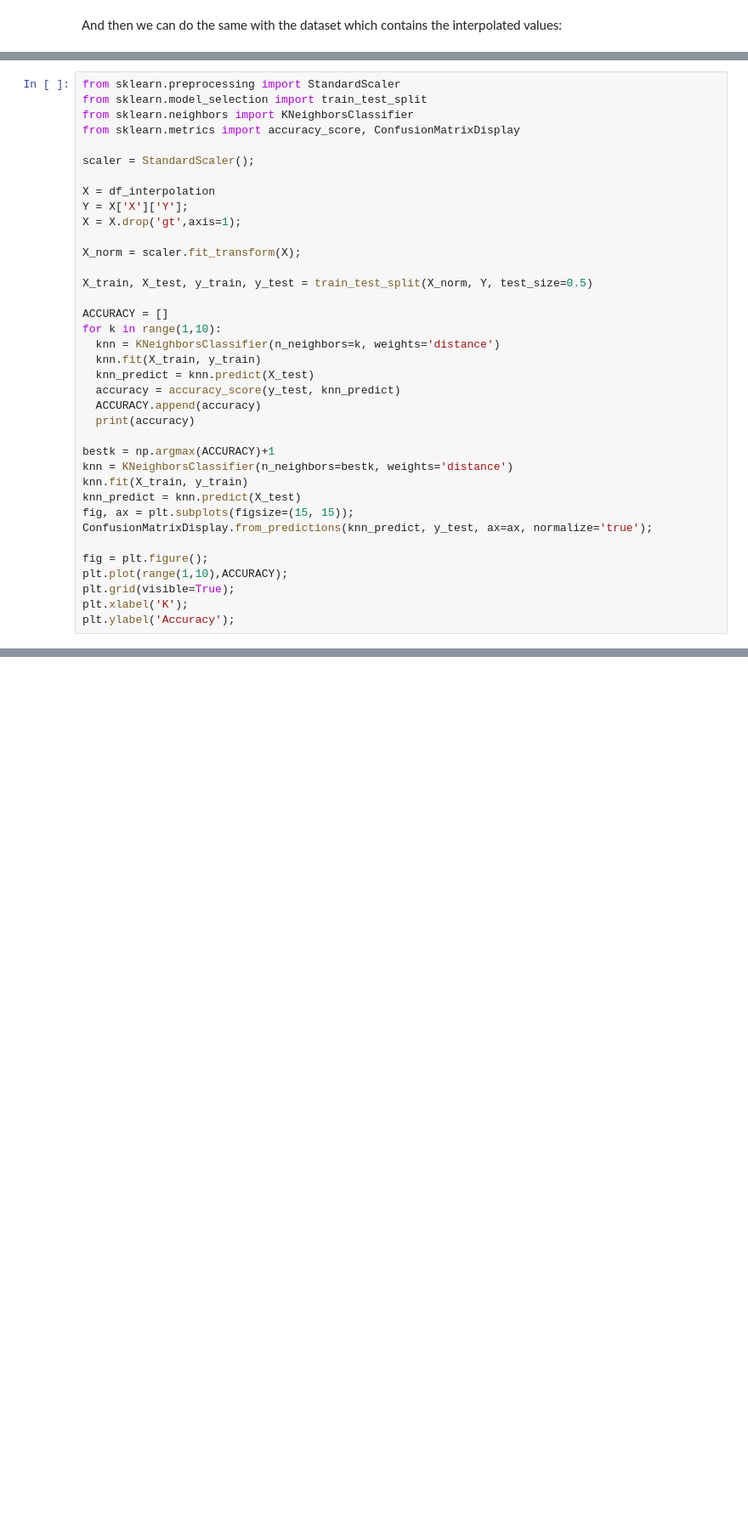
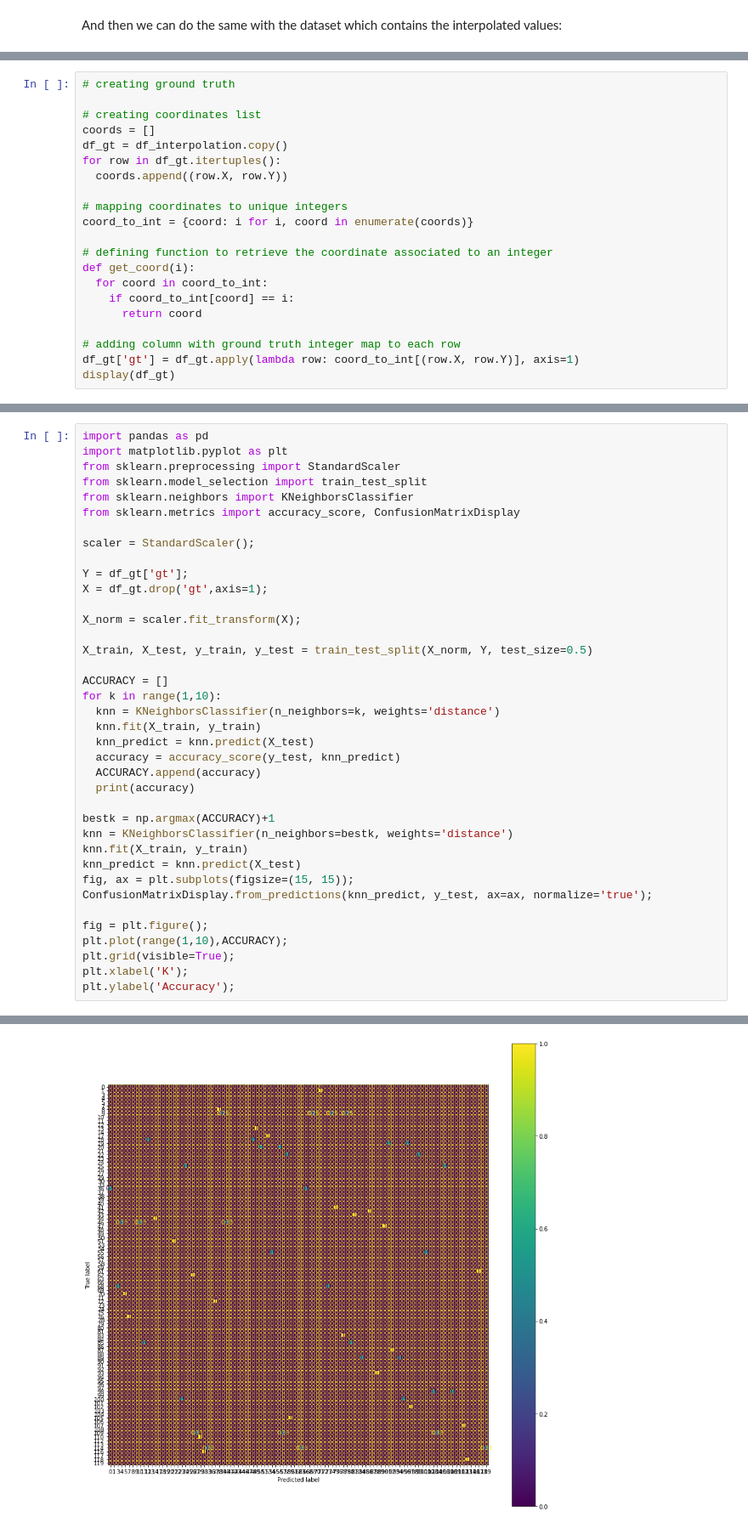
Before and after one commit to francesco-plt/finding-dory, a Jupyter notebook: localization.ipynb, the cells around one changed output, grey strips where cells are left out. Shown: that part at 85% size. Saved outputs shown, nothing was run; the diff lists cells and outputs as text; blank space fills up the shorter version.

```diff
--- a/localization.ipynb
+++ b/localization.ipynb
@@ -208 +227,22 @@ display(df_interpolation.nsmallest(20, 'Euclidean Distance Milliwatt', 'all')
 We'll apply the typical machine learning division: 30% training, 70% testing.
+# %%
+# creating ground truth
+
+# creating coordinates list
+coords = []
+df_gt = df_interpolation.copy()
+for row in df_gt.itertuples():
+  coords.append((row.X, row.Y))
+
+# mapping coordinates to unique integers
+coord_to_int = {coord: i for i, coord in enumerate(coords)}
+
+# defining function to retrieve the coordinate associated to an integer
+def get_coord(i):
+  for coord in coord_to_int:
+    if coord_to_int[coord] == i:
+      return coord
+
+# adding column with ground truth integer map to each row
+df_gt['gt'] = df_gt.apply(lambda row: coord_to_int[(row.X, row.Y)], axis=1)
+display(df_gt)
@@ -209,4 +263,6 @@ We'll apply the typical machine learning division: 30% training, 70% testing.
 # %%
+import pandas as pd
+import matplotlib.pyplot as plt
 from sklearn.preprocessing import StandardScaler
 from sklearn.model_selection import train_test_split
 from sklearn.neighbors import KNeighborsClassifier
@@ -214,9 +270,8 @@ from sklearn.metrics import accuracy_score, ConfusionMatrixDisplay
 
 scaler = StandardScaler();
 
-X = df_interpolation
-Y = X['X']['Y'];
-X = X.drop('gt',axis=1);
+Y = df_gt['gt'];
+X = df_gt.drop('gt',axis=1);
 
 X_norm = scaler.fit_transform(X);
 
@@ -247,0 +311 @@ KeyError: 'Y'
+[figure, added]
```
Also changed, not shown: parts of 7 cells of this notebook.
